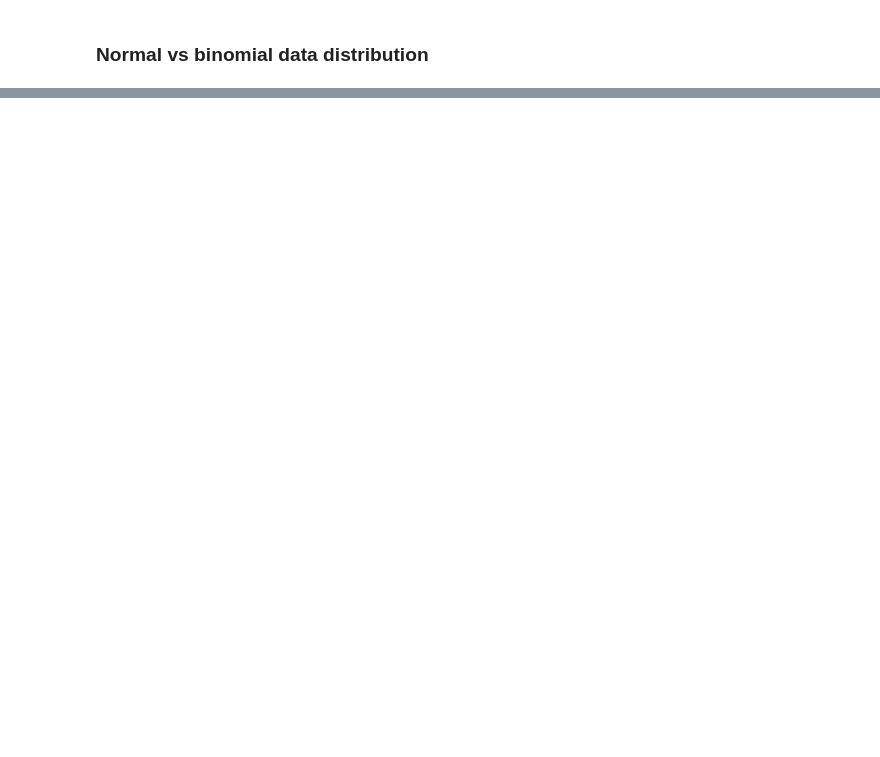
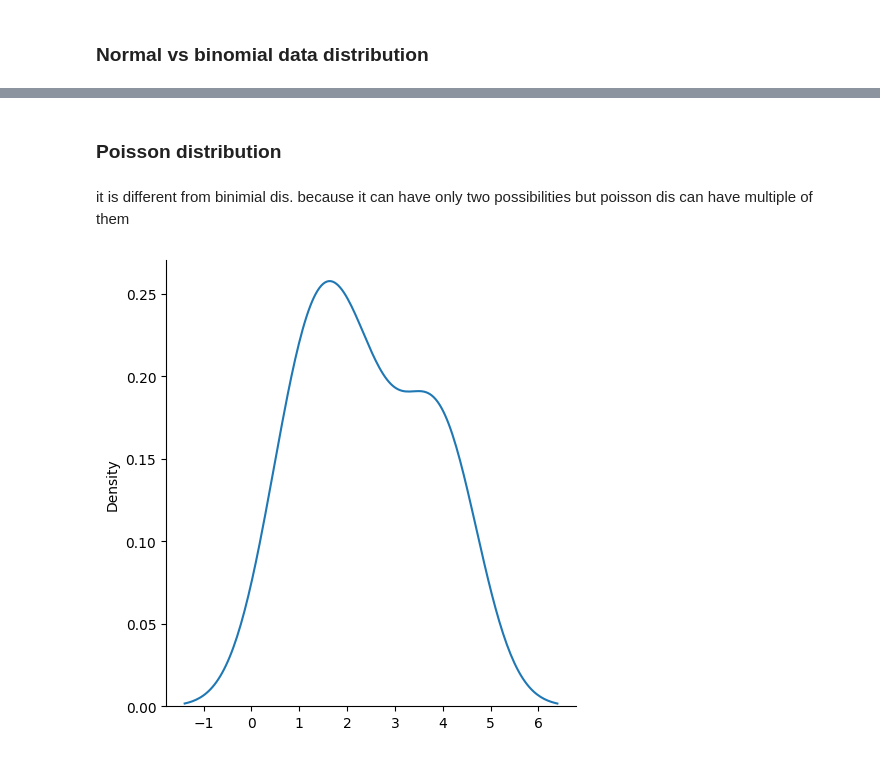
Before and after one commit to hiteshcool358358-crypto/Python-Projects, a Jupyter notebook: python_lib_notes/numpy_random.ipynb, the cells around one changed output, grey strips where cells are left out. Cells and saved outputs as stored; diff of their text form; code cells hidden in the pictures; blank space fills up the shorter version.

Commit message:
Completed numpy random

```diff
--- a/python_lib_notes/numpy_random.ipynb
+++ b/python_lib_notes/numpy_random.ipynb
@@ -126,0 +172,17 @@ plt.show()
+# %% [markdown]
+### Poisson distribution
+# %% [markdown]
+it is different from binimial dis. because it can have only two possibilities but poisson dis can have multiple of them
+# %%
+#it takes two parameters
+#lam = know no. of occurence
+#size = shape of the returned array
+
+#les take an example - what  is the probability that a person eating two meals a day will eat three
+
+x = random.poisson(lam = 2, size = 10)
+sns.displot(x, kind = "kde")
+
+plt.show()
+# %% [output]
+[figure, added]
```
Also changed, not shown: parts of 17 cells of this notebook.
